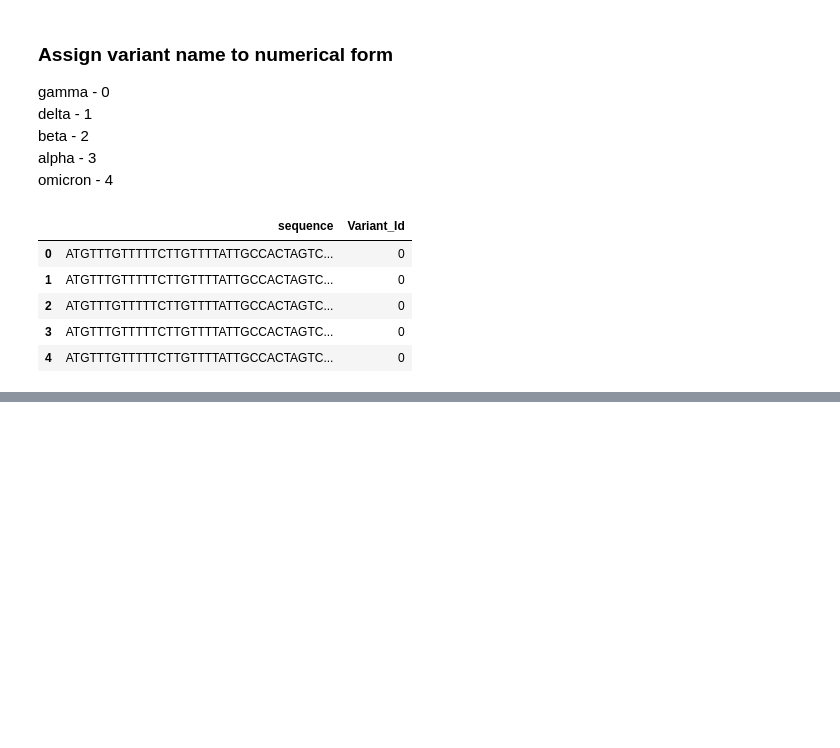
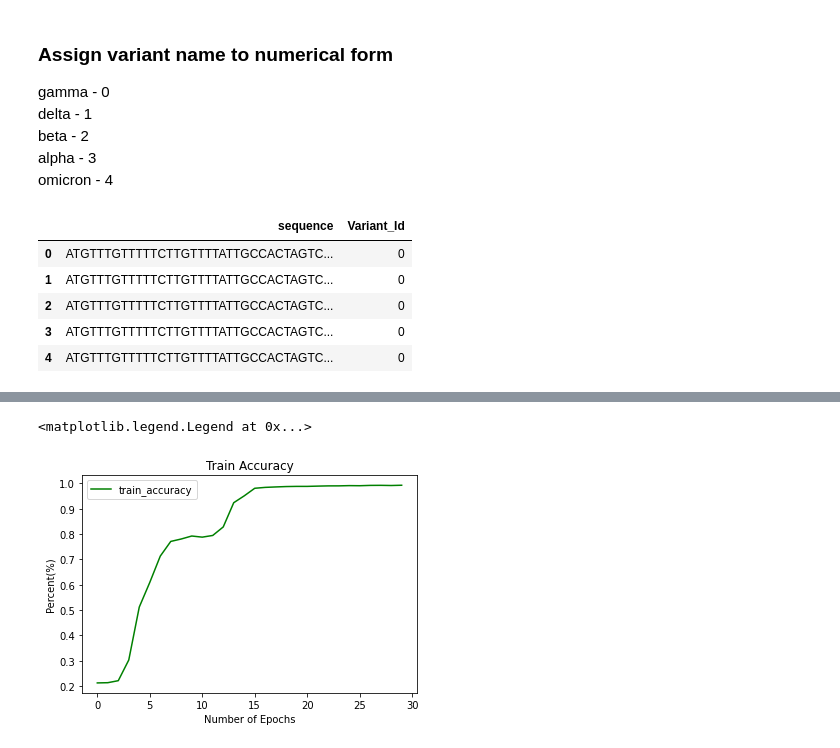
Before and after one commit to omicscodeathon/ml_sarscov2, a Jupyter notebook: notebook/notebook.ipynb, the cells around one changed output, grey strips where cells are left out. Saved outputs shown, nothing was run; the diff lists cells and outputs as text; code cells hidden in the pictures; blank space fills up the shorter version.

```diff
--- a/notebook/notebook.ipynb
+++ b/notebook/notebook.ipynb
@@ -326,0 +314,12 @@ KeyboardInterrupt:
+# %%
+# Plot the test accuracy
+
+plt.plot(history.history['accuracy'], color='g', label="train_accuracy")
+plt.title("Train Accuracy")
+plt.xlabel("Number of Epochs")
+plt.ylabel("Percent(%)")
+plt.legend()
+#plt.savefig("loss_accuracy.png")
+# %% [output]
+<matplotlib.legend.Legend at 0x...>
+[figure, added]
```
Also changed, not shown: parts of 35 cells of this notebook, 5 other files.
